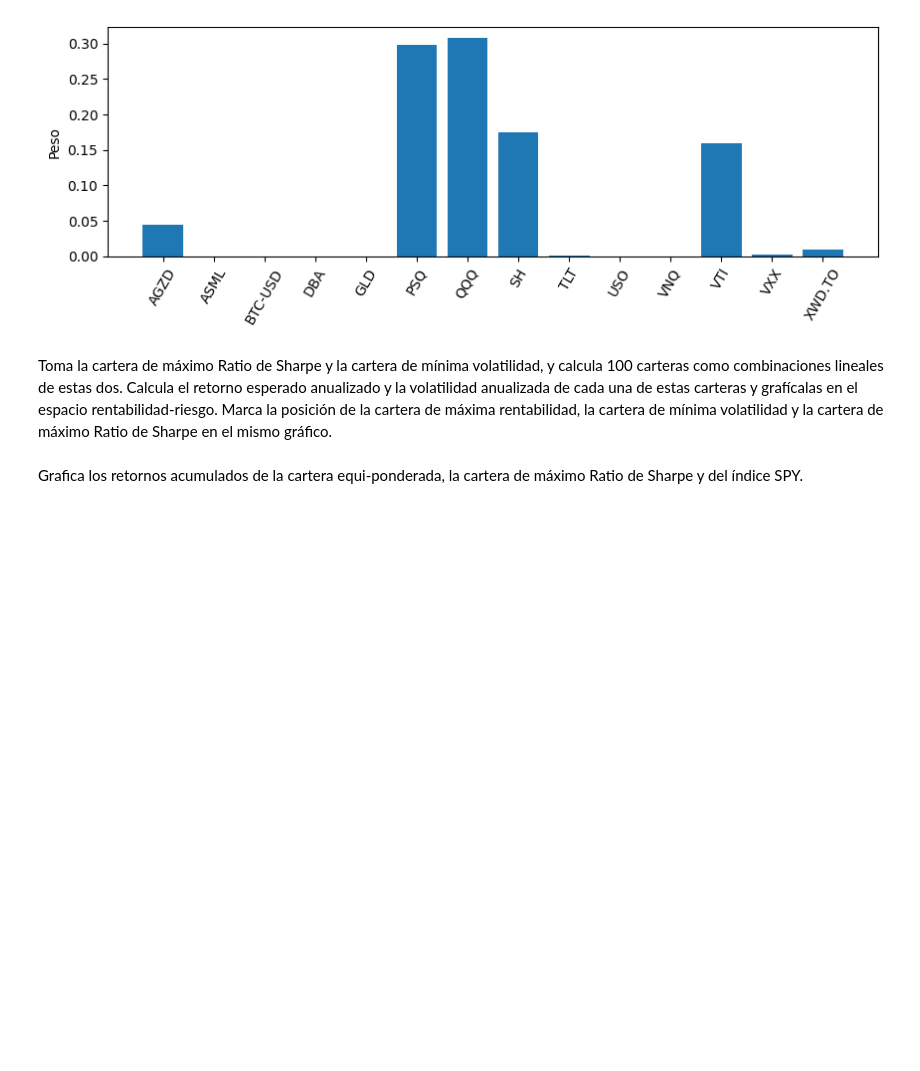
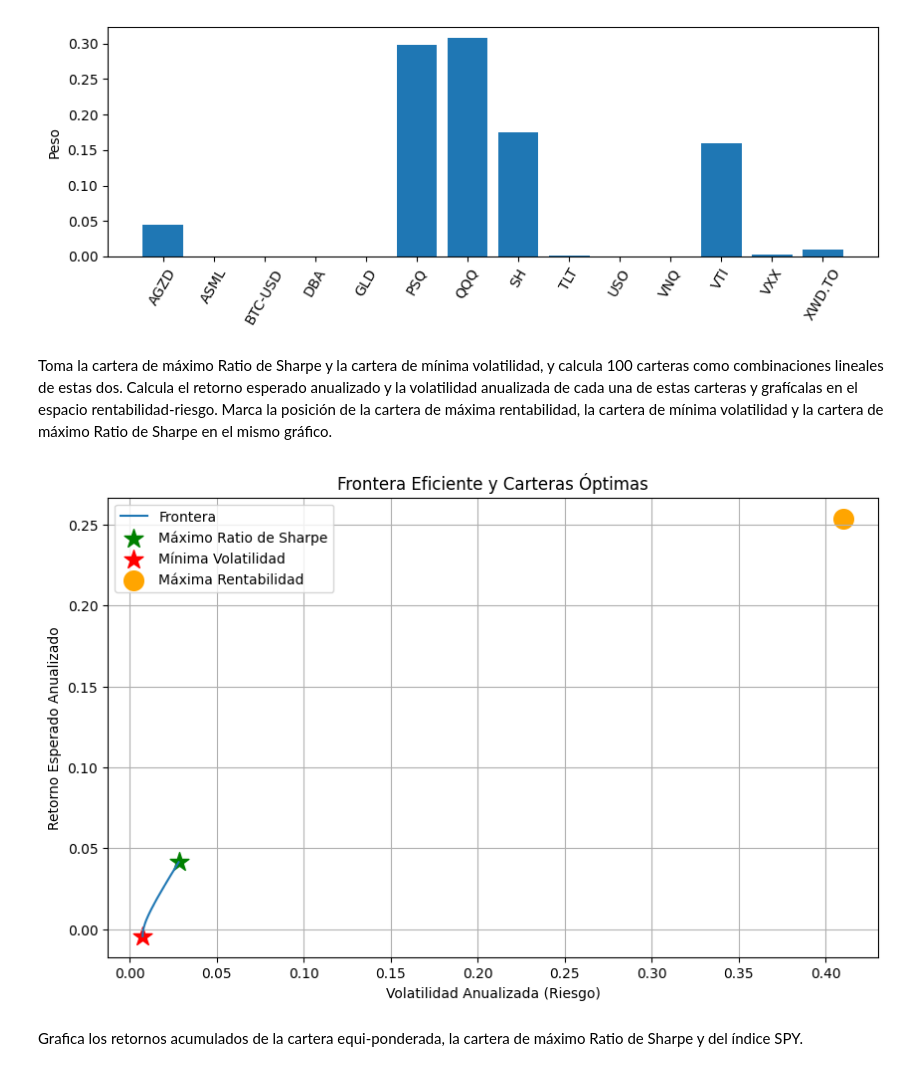
Before and after one commit to alfonso-santos/microcredencial-carteras-python, a Jupyter notebook: Tema_5_APT/src/Prueba_Nivel.ipynb, the cells around one changed output. Saved outputs shown, nothing was run; the diff lists cells and outputs as text; code cells hidden in the pictures; blank space fills up the shorter version.

```diff
--- a/Tema_5_APT/src/Prueba_Nivel.ipynb
+++ b/Tema_5_APT/src/Prueba_Nivel.ipynb
@@ -474,39 +474,50 @@ Toma la cartera de máximo Ratio de Sharpe y la cartera de mínima volatilidad,
 # %%
 # TODO
 
-retornos_esperados = rets.mean().to_numpy()
+# pesos de las carteras:
+w_sharpe = peso_norm
+w_min_vol = pesos_min.value
+w_max_ret = pesos_max.value
 
-matriz_cov = rets.cov().to_numpy() # matriz de covarianza a numpy para trabajar con ella
 
-min_riesgo = np.array([np.sqrt(riesgo_min_vol.value), ret_min.value]) # Los valores del riesgo y la rentabilidad de la certera de minimo riesgo
+ret_esp_anual = rets.mean().to_numpy()*252 # datos anualizados
 
-imax = np.argmax(rets.mean(axis=0)) # en que posicion esta el activo con la media deretornos mas alta (ASML  como hemos visto antes en la de maxima rentabilidad)
+matriz_cov = rets.cov().to_numpy() * 252 # matriz de covarianza a numpy para trabajar con ella anualizada
 
-riesgos_lst = np.linspace(min_riesgo[0], np.sqrt(matriz_cov[imax, imax]), num=100) # 100 carteras equiponderadas desde:
+weights = np.linspace(0,1,101)
+rets_combinacion = []
+vol_combinacion = []
 
-# min_riesgo[0] : la volatilidad de la cartera de minima volatilidad
-# np.sqrt(matriz_cov[imax, imax]: el riesgo del activo que  tiene mas rentabilidad
-# ESTO ES PORQUE EN LA DIAGONAL DE LA MATRIZ DE COVARIANZA ESTA LA VARIANZA DE CADA ACTIVO, POR ESO SE HACE LA RAIZ CUADRADA
-# num = 100: 100 carteras equiponderadas
+for a in weights:
+  w_combinacion = a* w_sharpe + (1-a)*w_min_vol
 
-retornos_lst= []
-pesos_lst = []
+  rent_combinacion = ret_esp_anual @ w_combinacion
+  riesgo_combinacion = np.sqrt(w_combinacion.T @ matriz_cov @ w_combinacion)  #  se multiplica 2 veces por w_combiancion porque la primera es para ver la correlacion, y al segunda
+  # para consewguir un unico escalar y para que haya combnacion con todos los acitovs , resultando en un unico valor de riesgo (por al forma cuadratica se multiplica dos veces)
 
-for risk in riesgos_lst:
-   peso_por_cartera = cp.Variable(data.shape[1])
-   retorno = cp.Maximize(retornos_esperados.T @ peso_por_cartera)
+  rets_combinacion.append(rent_combinacion)
+  vol_combinacion.append(riesgo_combinacion)
 
-   riesgo = cp.quad_form(peso_por_cartera, matriz_cov)
+plt.figure(figsize= (10,6))
+plt.plot(vol_combinacion, rets_combinacion, label ="Frontera")
 
-   constrains = [cp.sum(1)== 1, peso_por_cartera >= 0, riesgo <= risk**2] # se pone riesgo <= risk**2 para asegurarnos de que el riesgo no supera a la varianza
+pt_msr = (np.sqrt(w_sharpe.T @ matriz_cov @ w_sharpe), ret_esp_anual @ w_sharpe) # la "X" es el reisgo y la "Y" la rentabilidad
+pt_min = (np.sqrt(w_min_vol.T @ matriz_cov @ w_min_vol), ret_esp_anual @ w_min_vol)
+pt_max = (np.sqrt(w_max_ret.T @ matriz_cov @ w_max_ret), ret_esp_anual @ w_max_ret)
 
-   problem = cp.Problem(retorno,constrains)
-   result = problem.solve()
+# UBICACION DE CADA PUNTO
+plt.scatter(pt_msr[0], pt_msr[1], color='green', marker='*',s = 200  , label='Máximo Ratio de Sharpe')
+plt.scatter(pt_min[0], pt_min[1], color='red', marker='*',s= 200 ,label='Mínima Volatilidad')
+plt.scatter(pt_max[0], pt_max[1], color='orange', marker='o', s = 200, label='Máxima Rentabilidad')
 
-   retornos_lst.append(retorno.value)
-   pesos_lst.append(peso_por_cartera.value)
-
-   ############################
+plt.title('Frontera Eficiente y Carteras Óptimas')
+plt.xlabel('Volatilidad Anualizada (Riesgo)')
+plt.ylabel('Retorno Esperado Anualizado')
+plt.legend()
+plt.grid(True)
+plt.show()
+# %% [output]
+[figure, added]
 # %% [markdown]
 Grafica los retornos acumulados de la cartera equi-ponderada, la cartera de máximo Ratio de Sharpe y del índice SPY.
 # %%
```
Also changed, not shown: parts of 18 cells of this notebook.
